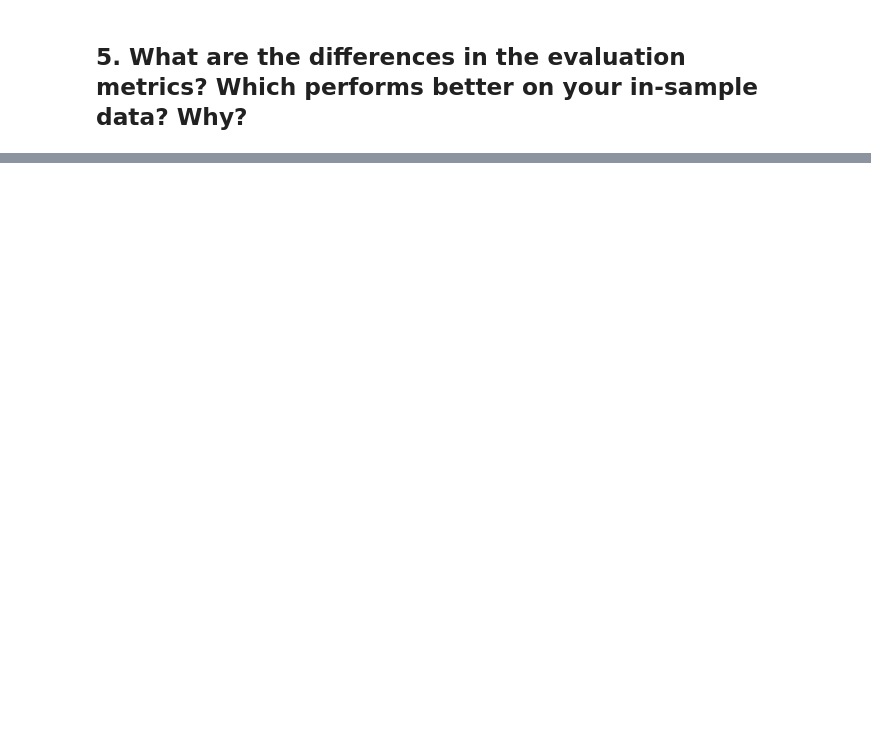
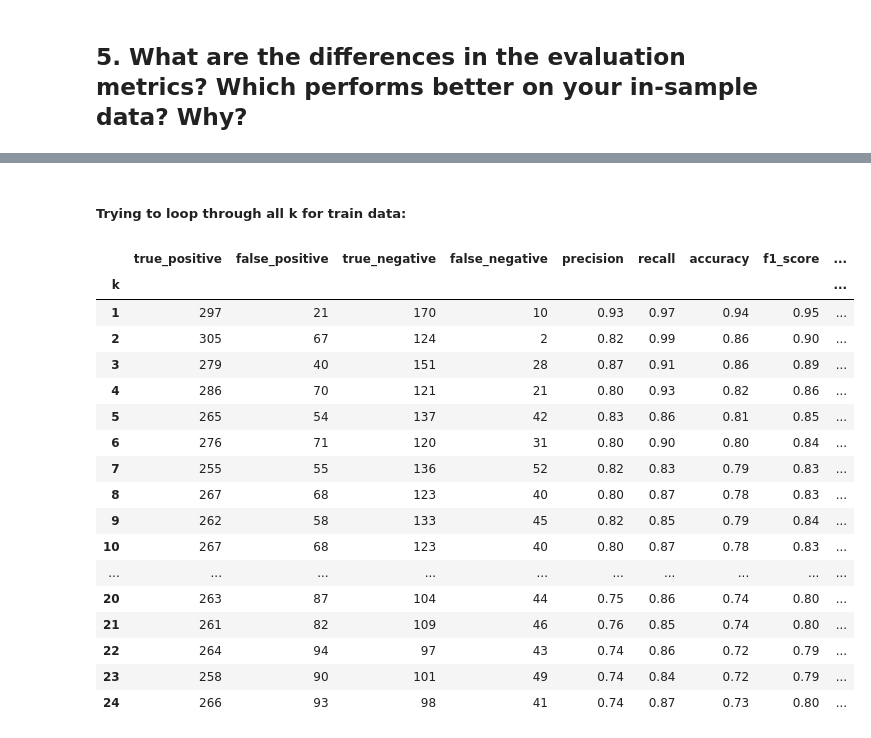
Before and after one commit to Miller-Ryan-1/classification-exercises, a Jupyter notebook: model.ipynb, the cells around one changed output, grey strips where cells are left out. Cells and saved outputs as stored; diff of their text form; code cells hidden in the pictures; blank space fills up the shorter version.

```diff
--- a/model.ipynb
+++ b/model.ipynb
@@ -561,2 +303,0 @@ rf = RandomForestClassifier(max_depth=10,
-# %%
-rf_validate = rf.fit(X_validate, y_validate)
@@ -670,7 +374,16 @@ F1 Score = 0.91
 ## 4. Run through steps increasing your min_samples_leaf and decreasing your max_depth.
 # %%
 for i in range(10,0,-1):
-    for j in range(1,10)
+    for j in range(1,10):
         rf = RandomForestClassifier(max_depth=i, min_samples_leaf = j,random_state=123)
-        rf_train = rf.fit(X_train, y_train)
-        y_pred = rf_train.predict(X_train)
+        rf = rf.fit(X_train, y_train)
+        y_pred_train = rf.predict(X_train)
+        y_pred_validate = rf.predict(X_validate)
+        print(f'Depth = {i}, Leaves = {j}')
+        print('Accuracy of random forest classifier on training set: {:.2f}'.format(rf.score(X_train, y_train)))
+        print('Accuracy of random forest classifier on validation set: {:.2f}'.format(rf.score(X_validate, y_validate)))
+#         print('Training Report:')
+#         print(classification_report(y_train, y_pred_train))
+#         print('Validation Report:')
+#         print(classification_report(y_validate, y_pred_validate))
+#         print('\n----------\n')
@@ -734,0 +529,5 @@ weighted avg       0.86      0.86      0.86       214
+# %%
+knn = KNeighborsClassifier(n_neighbors=20)
+knn = knn.fit(X_train, y_train)
+y_pred = knn.predict(X_train)
+knn.score(X_train, y_train)
@@ -734,0 +536,4 @@ weighted avg       0.86      0.86      0.86       214
+# %%
+labels = ['died','survived']
+results = pd.DataFrame(confusion_matrix(y_train, y_pred), index=labels, columns=labels)
+results
@@ -734,0 +584,38 @@ weighted avg       0.86      0.86      0.86       214
+# %% [markdown]
+##### Trying to loop through all k for train data:
+# %%
+metrics = []
+labels = ['died','survived']
+
+for i in range(1,25):
+    knn = KNeighborsClassifier(n_neighbors=i)
+    knn = knn.fit(X_train, y_train)
+    y_pred = knn.predict(X_train)
+
+    result = pd.DataFrame(confusion_matrix(y_train, y_pred), index=labels, columns=labels)
+    results = matrix_results(result)
+    k = {'k':i}
+    k.update(results)
+    metrics.append(k)
+
+df = pd.DataFrame(metrics).round(2).set_index('k')
+df
+# %% [output]
+|  | true_positive | false_positive | true_negative | false_negative | precision | recall | accuracy | f1_score | ... |
+| k |  |  |  |  |  |  |  |  | ... |
+| 1 | 297 | 21 | 170 | 10 | 0.93 | 0.97 | 0.94 | 0.95 | ... |
+| 2 | 305 | 67 | 124 | 2 | 0.82 | 0.99 | 0.86 | 0.90 | ... |
+| 3 | 279 | 40 | 151 | 28 | 0.87 | 0.91 | 0.86 | 0.89 | ... |
+| 4 | 286 | 70 | 121 | 21 | 0.80 | 0.93 | 0.82 | 0.86 | ... |
+| 5 | 265 | 54 | 137 | 42 | 0.83 | 0.86 | 0.81 | 0.85 | ... |
+| 6 | 276 | 71 | 120 | 31 | 0.80 | 0.90 | 0.80 | 0.84 | ... |
+| 7 | 255 | 55 | 136 | 52 | 0.82 | 0.83 | 0.79 | 0.83 | ... |
+| 8 | 267 | 68 | 123 | 40 | 0.80 | 0.87 | 0.78 | 0.83 | ... |
+| 9 | 262 | 58 | 133 | 45 | 0.82 | 0.85 | 0.79 | 0.84 | ... |
+| 10 | 267 | 68 | 123 | 40 | 0.80 | 0.87 | 0.78 | 0.83 | ... |
+| ... | ... | ... | ... | ... | ... | ... | ... | ... | ... |
+| 20 | 263 | 87 | 104 | 44 | 0.75 | 0.86 | 0.74 | 0.80 | ... |
+| 21 | 261 | 82 | 109 | 46 | 0.76 | 0.85 | 0.74 | 0.80 | ... |
+| 22 | 264 | 94 | 97 | 43 | 0.74 | 0.86 | 0.72 | 0.79 | ... |
+| 23 | 258 | 90 | 101 | 49 | 0.74 | 0.84 | 0.72 | 0.79 | ... |
+| 24 | 266 | 93 | 98 | 41 | 0.74 | 0.87 | 0.73 | 0.80 | ... |
```
Also changed, not shown: parts of 95 cells of this notebook.
